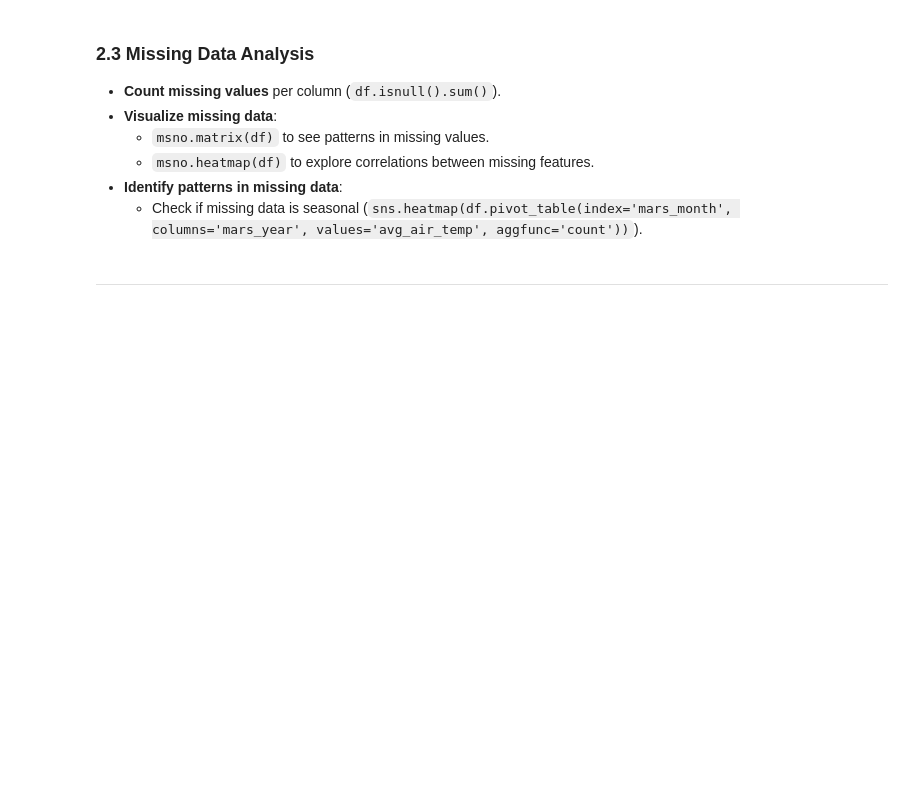
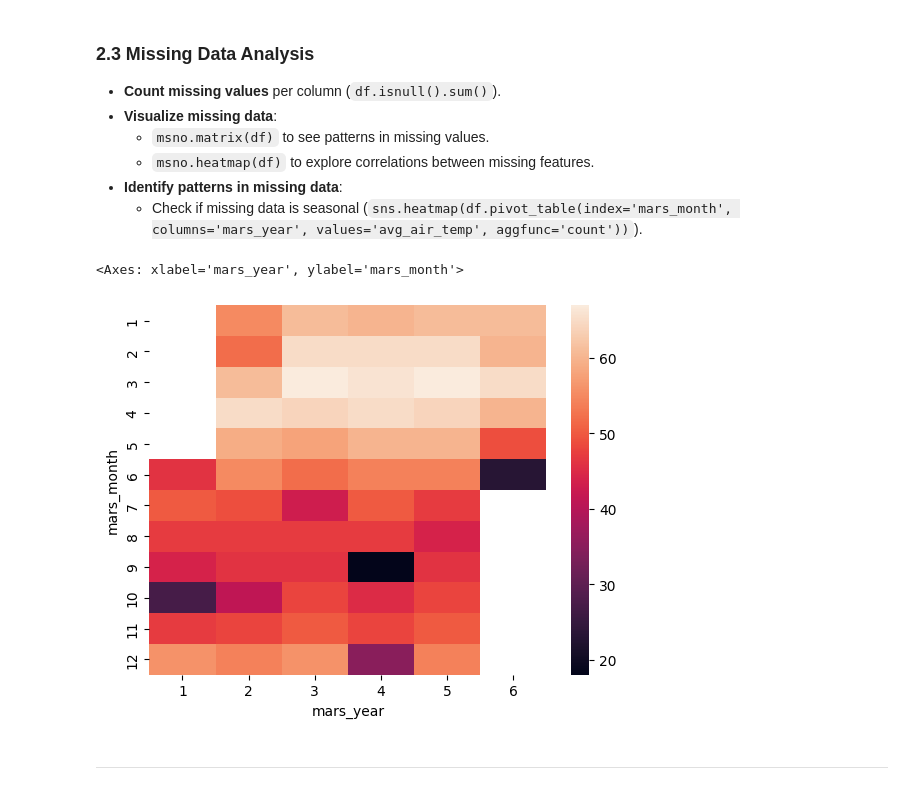
Before and after one commit to TristanPetersDS/Martian-Weather-Analysis, a Jupyter notebook: Notebooks/EDA.ipynb, the cells around one changed output. Saved outputs shown, nothing was run; the diff lists cells and outputs as text; code cells hidden in the pictures; blank space fills up the shorter version.

Commit message:
Correlation plots added

```diff
--- a/Notebooks/EDA.ipynb
+++ b/Notebooks/EDA.ipynb
@@ -80,6 +100,11 @@ mars_df.describe()
   - `msno.heatmap(df)` to explore correlations between missing features.
 - **Identify patterns in missing data**:
   - Check if missing data is seasonal (`sns.heatmap(df.pivot_table(index='mars_month', columns='mars_year', values='avg_air_temp', aggfunc='count'))`).
+# %%
+sns.heatmap(mars_df.pivot_table(index='mars_month', columns='mars_year', values='avg_air_temp', aggfunc='count'))
+# %% [output]
+<Axes: xlabel='mars_year', ylabel='mars_month'>
+[figure, added]
 # %% [markdown]
 ---
 # %% [markdown]
```
Also changed, not shown: parts of 7 cells of this notebook.
